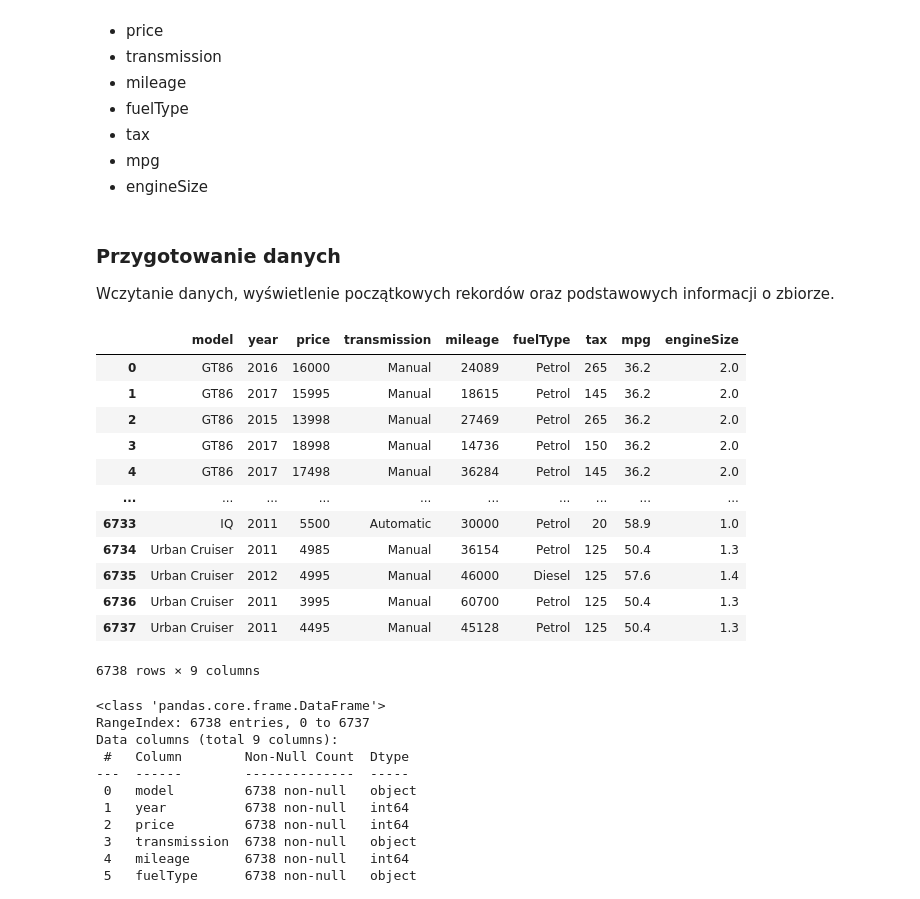
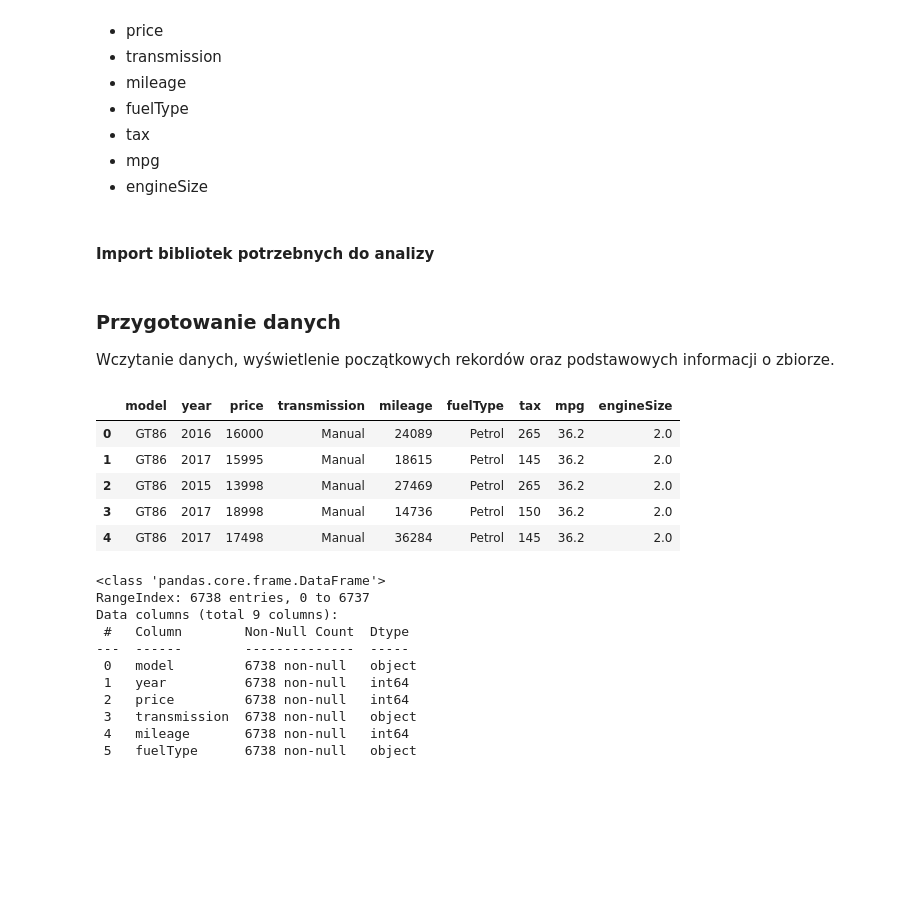
Before and after one commit to mateuszlamla/SEMESTR5, a Jupyter notebook: Wizualizacja_i_przetwarzanie_danych/Projekt_WiPD.ipynb, the cells around one changed output. Drawn from its saved outputs; the diff is of its cells as text; code cells hidden in the pictures; blank space fills up the shorter version.

```diff
--- a/Wizualizacja_i_przetwarzanie_danych/Projekt_WiPD.ipynb
+++ b/Wizualizacja_i_przetwarzanie_danych/Projekt_WiPD.ipynb
@@ -15,6 +15,8 @@ Zbiór składa się z prawie 7 tysięcy rekordów oraz 9 kolumn:
 - tax
 - mpg
 - engineSize
+# %% [markdown]
+#### Import bibliotek potrzebnych do analizy
 # %%
 import pandas as pd
 import matplotlib.pyplot as plt
@@ -26,21 +28,14 @@ Wczytanie danych, wyświetlenie początkowych rekordów oraz podstawowych inform
 # %%
 df = pd.read_csv("data/toyota.csv")
 # %%
-df
+df.head()
 # %% [output]
 |  | model | year | price | transmission | mileage | fuelType | tax | mpg | engineSize |
 | 0 | GT86 | 2016 | 16000 | Manual | 24089 | Petrol | 265 | 36.2 | 2.0 |
 | 1 | GT86 | 2017 | 15995 | Manual | 18615 | Petrol | 145 | 36.2 | 2.0 |
 | 2 | GT86 | 2015 | 13998 | Manual | 27469 | Petrol | 265 | 36.2 | 2.0 |
 | 3 | GT86 | 2017 | 18998 | Manual | 14736 | Petrol | 150 | 36.2 | 2.0 |
 | 4 | GT86 | 2017 | 17498 | Manual | 36284 | Petrol | 145 | 36.2 | 2.0 |
-| ... | ... | ... | ... | ... | ... | ... | ... | ... | ... |
-| 6733 | IQ | 2011 | 5500 | Automatic | 30000 | Petrol | 20 | 58.9 | 1.0 |
-| 6734 | Urban Cruiser | 2011 | 4985 | Manual | 36154 | Petrol | 125 | 50.4 | 1.3 |
-| 6735 | Urban Cruiser | 2012 | 4995 | Manual | 46000 | Diesel | 125 | 57.6 | 1.4 |
-| 6736 | Urban Cruiser | 2011 | 3995 | Manual | 60700 | Petrol | 125 | 50.4 | 1.3 |
-| 6737 | Urban Cruiser | 2011 | 4495 | Manual | 45128 | Petrol | 125 | 50.4 | 1.3 |
-6738 rows × 9 columns
 # %%
 df.info()
 # %% [output]
```
Also changed, not shown: parts of 21 cells of this notebook, 5 other files.
